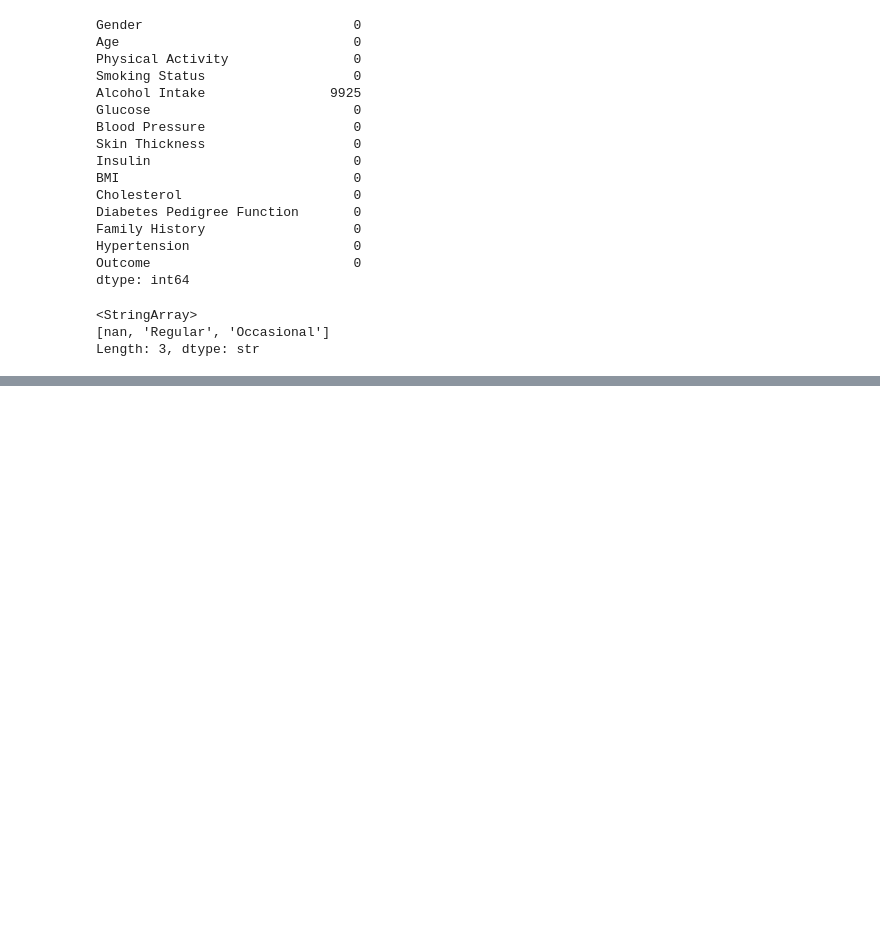
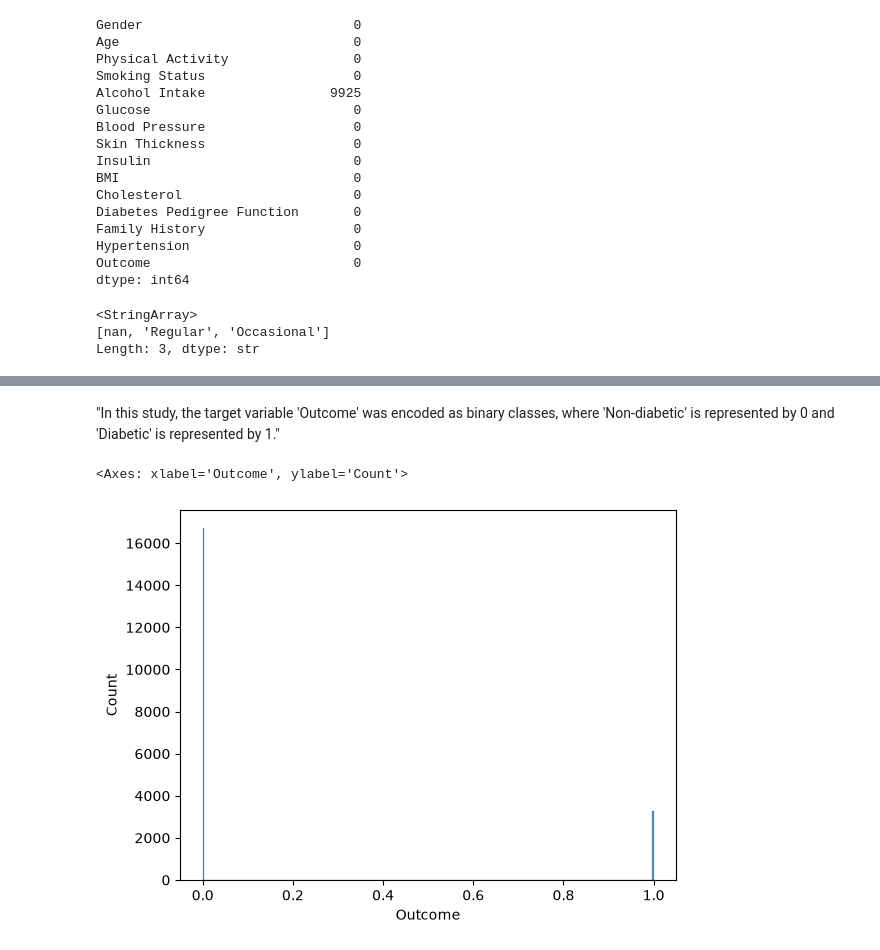
Before and after one commit to 2026324-cmd/achine-Learning-HDip2026-, a Jupyter notebook: Sumi Heo(2026324) - Machine Learning CA1.ipynb, the cells around one changed output, grey strips where cells are left out. Saved outputs shown, nothing was run; the diff lists cells and outputs as text; code cells hidden in the pictures; blank space fills up the shorter version.

```diff
--- a/Sumi Heo(2026324) - Machine Learning CA1.ipynb
+++ b/Sumi Heo(2026324) - Machine Learning CA1.ipynb
@@ -86,0 +302,7 @@ Length: 3, dtype: str
+# %% [markdown]
+"In this study, the target variable 'Outcome' was encoded as binary classes, where 'Non-diabetic' is represented by 0 and 'Diabetic' is represented by 1."
+# %%
+sns.histplot(data=df,x='Outcome')
+# %% [output]
+<Axes: xlabel='Outcome', ylabel='Count'>
+[figure, added]
```
Also changed, not shown: parts of 35 cells of this notebook.
